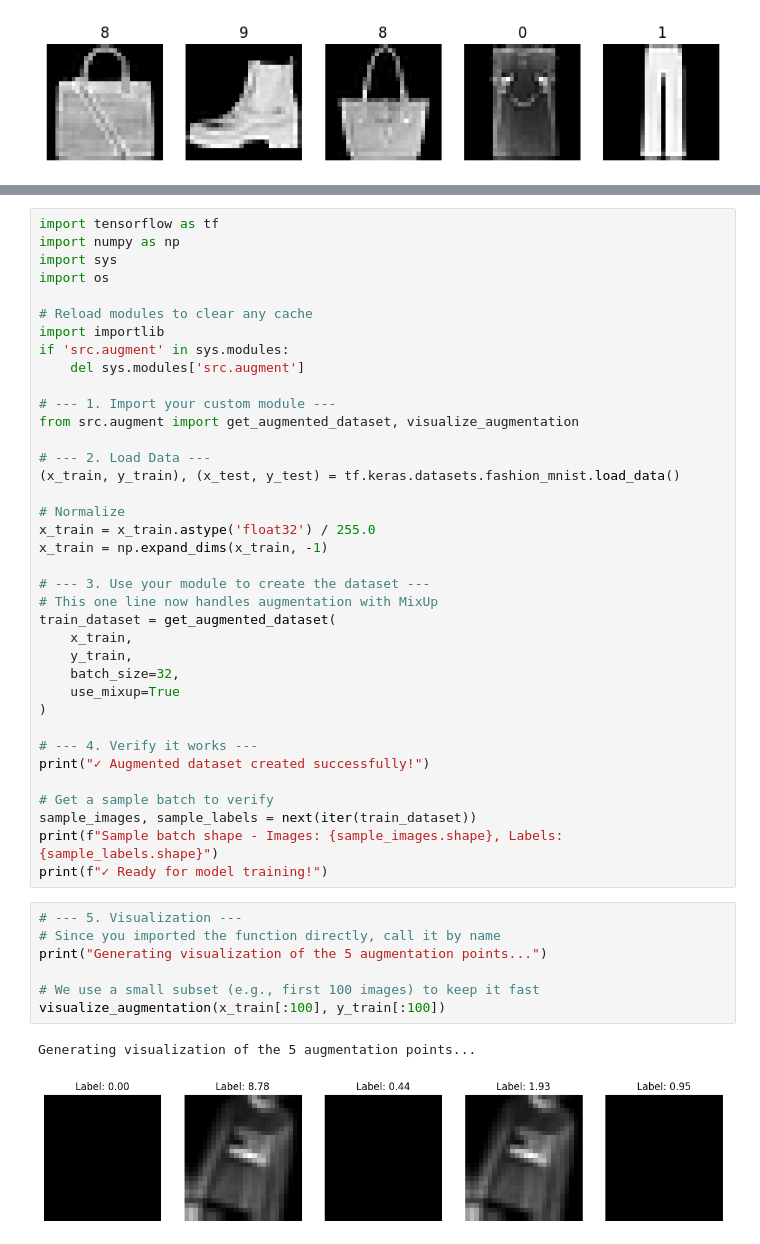
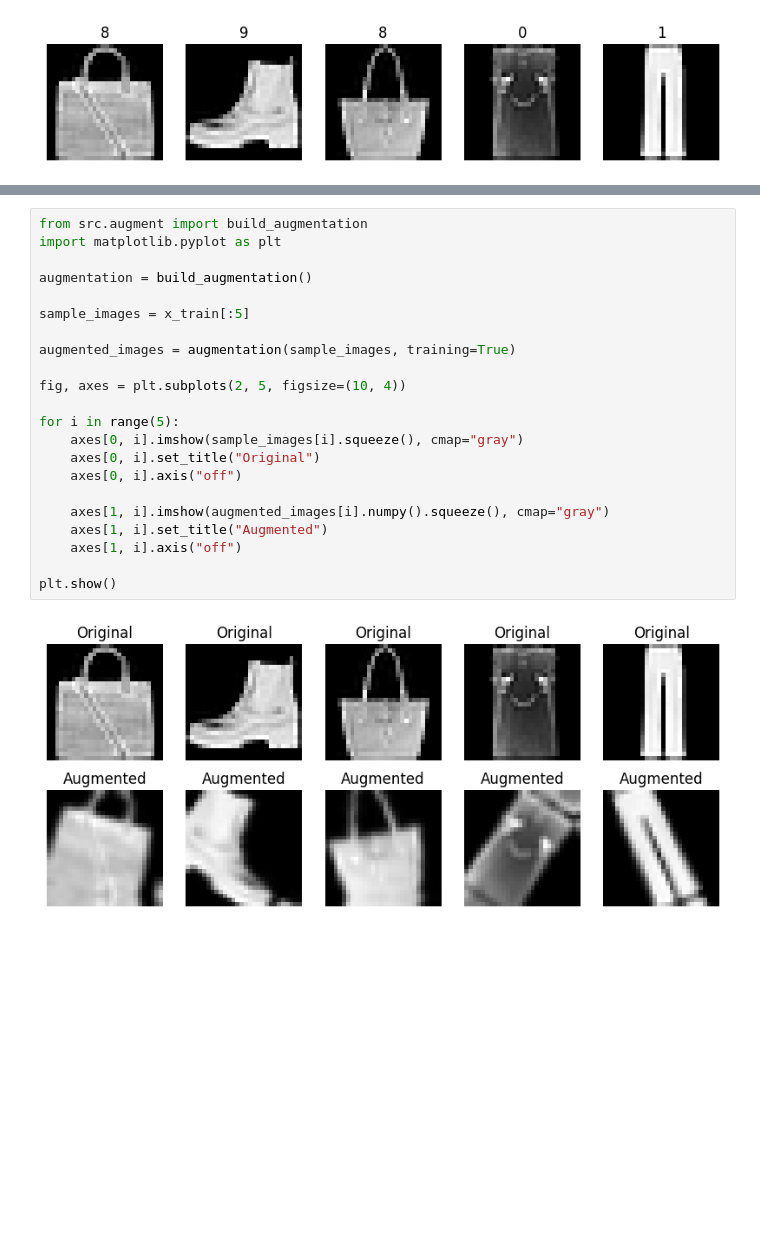
Before and after one commit to eyadhrif/TensorFlow_Project, a Jupyter notebook: notebooks/main.ipynb, the cells around one changed output, grey strips where cells are left out. Cells and saved outputs as stored; diff of their text form; blank space fills up the shorter version.

Commit message:
augmentation

```diff
--- a/notebooks/main.ipynb
+++ b/notebooks/main.ipynb
@@ -44,47 +37,24 @@ print(dir(src.augment))
-# %%
-import tensorflow as tf
-import numpy as np
-import sys
-import os
-
-# Reload modules to clear any cache
-import importlib
-if 'src.augment' in sys.modules:
-    del sys.modules['src.augment']
-
-# --- 1. Import your custom module ---
-from src.augment import get_augmented_dataset, visualize_augmentation
-
-# --- 2. Load Data ---
-(x_train, y_train), (x_test, y_test) = tf.keras.datasets.fashion_mnist.load_data()
-
-# Normalize
-x_train = x_train.astype('float32') / 255.0
-x_train = np.expand_dims(x_train, -1)
-
-# --- 3. Use your module to create the dataset ---
-# This one line now handles augmentation with MixUp
-train_dataset = get_augmented_dataset(
-    x_train,
-    y_train,
-    batch_size=32,
-    use_mixup=True
-)
-
-# --- 4. Verify it works ---
-print("✓ Augmented dataset created successfully!")
-
-# Get a sample batch to verify
-sample_images, sample_labels = next(iter(train_dataset))
-print(f"Sample batch shape - Images: {sample_images.shape}, Labels: {sample_labels.shape}")
-print(f"✓ Ready for model training!")
-# %%
-# --- 5. Visualization ---
-# Since you imported the function directly, call it by name
-print("Generating visualization of the 5 augmentation points...")
-
-# We use a small subset (e.g., first 100 images) to keep it fast
-visualize_augmentation(x_train[:100], y_train[:100])
-# %% [output]
-Generating visualization of the 5 augmentation points...
-[figure, removed]
+# %%
+from src.augment import build_augmentation
+import matplotlib.pyplot as plt
+
+augmentation = build_augmentation()
+
+sample_images = x_train[:5]
+
+augmented_images = augmentation(sample_images, training=True)
+
+fig, axes = plt.subplots(2, 5, figsize=(10, 4))
+
+for i in range(5):
+    axes[0, i].imshow(sample_images[i].squeeze(), cmap="gray")
+    axes[0, i].set_title("Original")
+    axes[0, i].axis("off")
+
+    axes[1, i].imshow(augmented_images[i].numpy().squeeze(), cmap="gray")
+    axes[1, i].set_title("Augmented")
+    axes[1, i].axis("off")
+
+plt.show()
+# %% [output]
+[figure, added]
```
Also changed, not shown: parts of 2 cells of this notebook, 1 other file.
